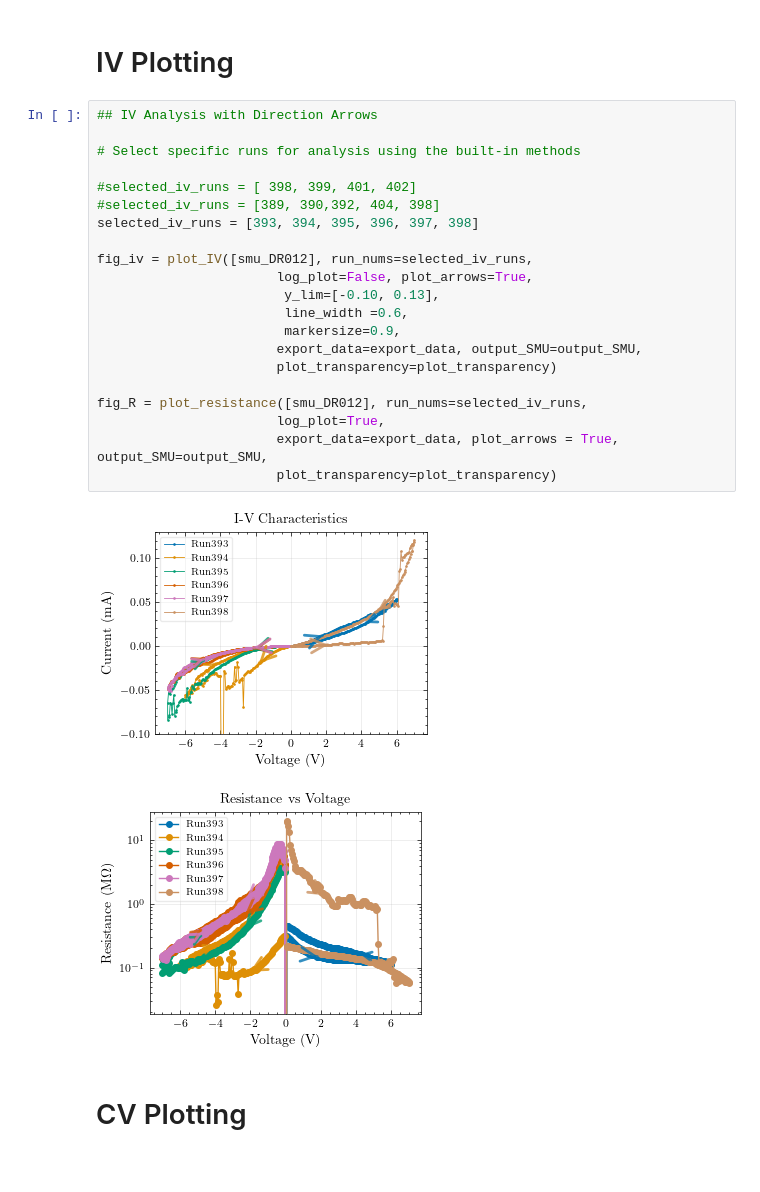
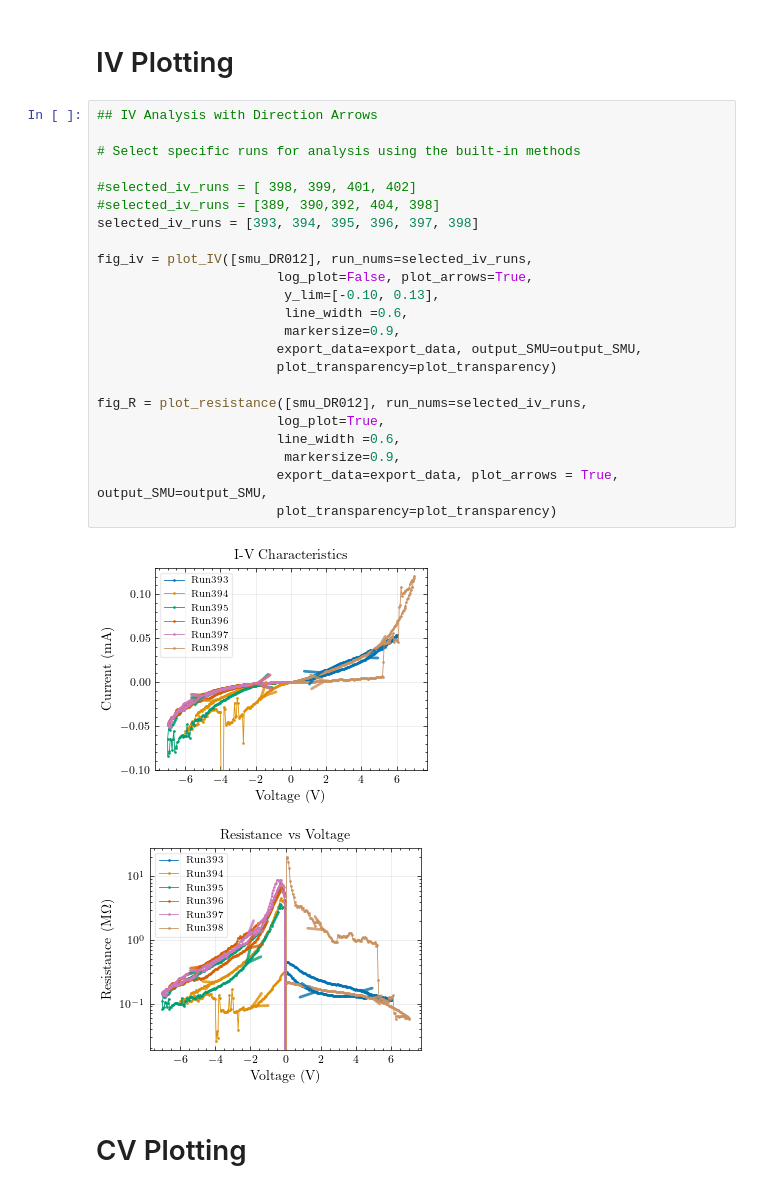
Before and after one commit to hc3413/Thin_Film_Analysis, a Jupyter notebook: SMU_Analysis.ipynb, the cells around one changed output. Saved outputs shown, nothing was run; the diff lists cells and outputs as text.

```diff
--- a/SMU_Analysis.ipynb
+++ b/SMU_Analysis.ipynb
@@ -110,27 +86,29 @@ Loaded 16 CV files and 409 IV files
 # %%
 ## IV Analysis with Direction Arrows
 
 # Select specific runs for analysis using the built-in methods
 
 #selected_iv_runs = [ 398, 399, 401, 402]
 #selected_iv_runs = [389, 390,392, 404, 398]
 selected_iv_runs = [393, 394, 395, 396, 397, 398]
 
 fig_iv = plot_IV([smu_DR012], run_nums=selected_iv_runs,
                        log_plot=False, plot_arrows=True,
                         y_lim=[-0.10, 0.13],
                         line_width =0.6,
                         markersize=0.9,
                        export_data=export_data, output_SMU=output_SMU,
                        plot_transparency=plot_transparency)
 
 fig_R = plot_resistance([smu_DR012], run_nums=selected_iv_runs,
                        log_plot=True,
+                       line_width =0.6,
+                        markersize=0.9,
                        export_data=export_data, plot_arrows = True, output_SMU=output_SMU,
                        plot_transparency=plot_transparency)
 # %% [output]
 [figure]
-[figure, old version]
+[figure, new version]
 # %% [markdown]
 # CV Plotting
 # %%
```
Also changed, not shown: parts of 7 cells of this notebook, 4 other files.
